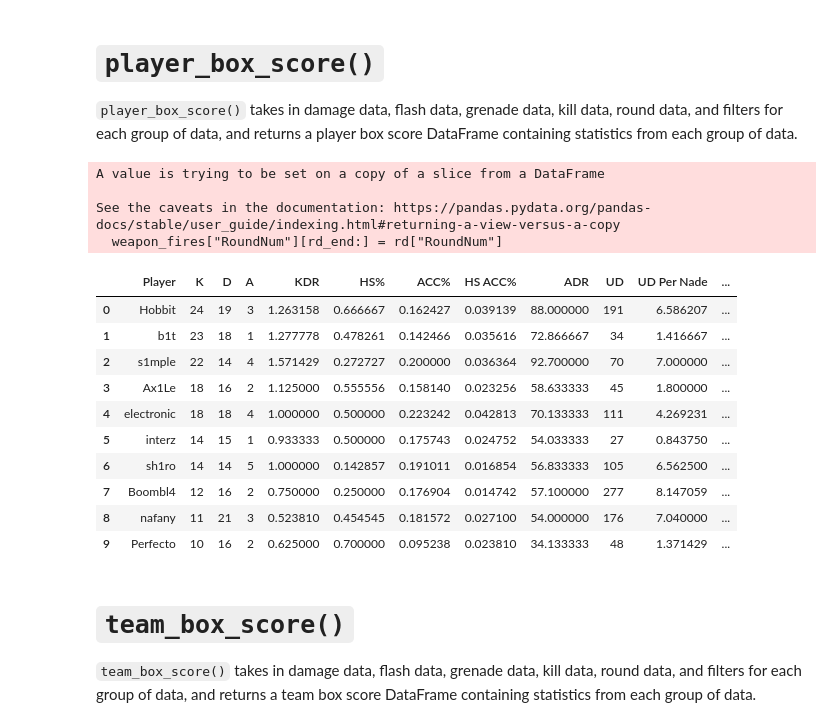
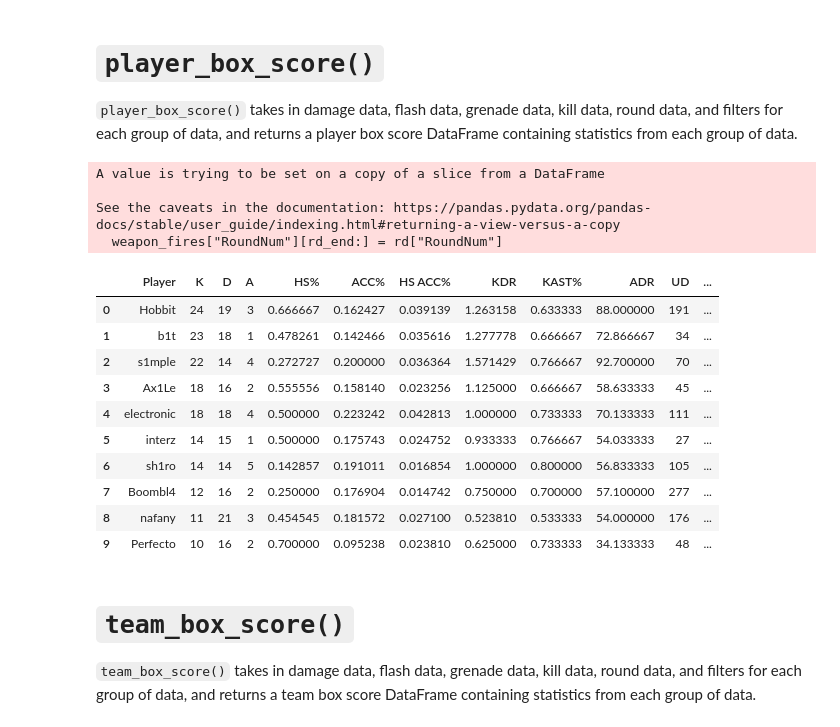
Before and after one commit to pnxenopoulos/awpy, a Jupyter notebook: examples/01_Basic_CSGO_Analysis.ipynb, the cells around one changed output. Cells and saved outputs as stored; diff of their text form; code cells hidden in the pictures.

Commit message:
Added accuracy and fixed KAST%

```diff
--- a/examples/01_Basic_CSGO_Analysis.ipynb
+++ b/examples/01_Basic_CSGO_Analysis.ipynb
@@ -200,8 +202,11 @@ def kast(kill_data: pd.DataFrame,
          kill_filters: Dict[str, Union[List[bool], List[str]]] = {},
          death_filters: Dict[str, Union[List[bool], List[str]]] = {},
 ) -> pd.DataFrame:
+    columns = ["Player", f"{kast_string.upper()}%"]
     kast_counts = {}
     kast_rounds = {}
+    for stat in kast_string.upper():
+        columns.append(stat)
     killers = calc_stats(kill_data.loc[kill_data["AttackerTeam"] !=
                                        kill_data["VictimTeam"]],
                          kill_filters, ["RoundNum"], ["AttackerName"],
@@ -220,10 +225,9 @@ def kast(kill_data: pd.DataFrame,
                                        True)].fillna(""), kill_filters,
                         ["RoundNum"], ["PlayerTradedName"], [["sum"]],
                         ["RoundNum", "Traded"])
-    kast_data = killers.merge(assisters, how="outer")
-    kast_data = kast_data.merge(victims, how="outer")
-    kast_data = kast_data.merge(traded, how="outer")
-    kast_data.fillna("", inplace=True)
+    kast_data = killers.merge(assisters, how="outer").fillna("")
+    kast_data = kast_data.merge(victims, how="outer").fillna("")
+    kast_data = kast_data.merge(traded, how="outer").fillna("")
     for player in kill_data["AttackerName"].unique():
         kast_counts[player] = [[0, 0, 0, 0] for i in range(len(kast_data))]
         kast_rounds[player] = [0, 0, 0, 0, 0]
@@ -253,11 +257,13 @@ def kast(kill_data: pd.DataFrame,
             if any(rd):
                 kast_rounds[player][0] += 1
         kast_rounds[player][0] /= len(kast_data)
-    kast = pd.DataFrame.from_dict(kast_rounds, orient='index')
-    kast.reset_index(inplace=True)
+    kast = pd.DataFrame.from_dict(kast_rounds, orient='index').reset_index()
+    kast.fillna(0, inplace=True)
     kast.columns = ["Player", f"{kast_string.upper()}%", "K", "A", "S", "T"]
-    kast = kast.loc[:, (kast != 0).any(axis=0)]
+    kast = kast[columns]
+    kast.sort_values(by=f"{kast_string.upper()}%", ascending=False, inplace=True)
+    kast.reset_index(drop=True, inplace=True)
     return kast
 
-kast(data_df["Kills"])
+kast(data_df["Kills"], "KAST")
 # %% [output]
@@ -370,7 +385,6 @@ def adr(damage_data: pd.DataFrame,
     adr["Raw ADR"] = adr["Raw ADR"] / len(calc_stats(round_data, round_filters,
                                                      [], [], [],
                                                      round_data.columns))
-    adr.fillna(0, inplace=True)
     adr.sort_values(by="Norm ADR", ascending=False, inplace=True)
     adr.reset_index(drop=True, inplace=True)
     return adr
@@ -413,12 +427,11 @@ def util_dmg(damage_data: pd.DataFrame,
                                                ])], grenade_filters,
                               ["PlayerName"], ["PlayerName"], [["size"]],
                               ["Player", "Nades Thrown"])
-    util_dmg_stats = util_dmg.merge(nades_thrown, how="outer")
+    util_dmg_stats = util_dmg.merge(nades_thrown, how="outer").fillna(0)
     util_dmg_stats["Given UD Per Nade"] = (util_dmg_stats["Given UD"]
                                            / util_dmg_stats["Nades Thrown"])
     util_dmg_stats["UD Per Nade"] = (util_dmg_stats["UD"]
                                      / util_dmg_stats["Nades Thrown"])
-    util_dmg_stats.fillna(0, inplace=True)
     util_dmg_stats.sort_values(by="Given UD", ascending=False, inplace=True)
     util_dmg_stats.reset_index(drop=True, inplace=True)
     return util_dmg_stats
@@ -457,10 +470,9 @@ def flash_stats(flash_data: pd.DataFrame,
                                                  "Flashbang"], flash_filters,
                                 ["PlayerName"], ["PlayerName"], [["size"]],
                                 ["Player", "Flashes Thrown"])
-    flash_stats = enemy_flashes.merge(team_flashes, how="outer")
-    flash_stats = flash_stats.merge(flashes_thrown, how="outer")
+    flash_stats = enemy_flashes.merge(team_flashes, how="outer").fillna(0)
+    flash_stats = flash_stats.merge(flashes_thrown, how="outer").fillna(0)
     flash_stats["EF Per Throw"] = flash_stats["EF"] / flash_stats["Flashes Thrown"]
-    flash_stats.fillna(0, inplace=True)
     flash_stats.sort_values(by="EF", ascending=False, inplace=True)
     flash_stats.reset_index(drop=True, inplace=True)
     return flash_stats
@@ -826,48 +840,49 @@ def player_box_score(damage_data: pd.DataFrame,
                                                     List[str]]] = {},
                      grenade_filters: Dict[str, Union[List[bool],
                                                       List[str]]] = {},
                      kill_filters: Dict[str, Union[List[bool], List[str]]] = {},
                      death_filters: Dict[str, Union[List[bool],
                                                     List[str]]] = {},
                      round_filters: Dict[str, Union[List[bool], List[str]]] = {},
                      weapon_fires_filters: Dict[str, Union[List[bool],
                                                            List[str]]] = {}
 ) -> pd.DataFrame:
     k_stats = kill_stats(damage_data, kill_data, round_data, round_data_json,
                          kill_filters, death_filters, round_filters,
                          weapon_fires_filters)
-    k_stats = k_stats[["Player", "K", "D", "A", "KDR", "HS%", "ACC%", "HS ACC%"]]
+    k_stats = k_stats[["Player", "K", "D", "A", "HS%", "ACC%", "HS ACC%", "KDR",
+                       "KAST%"]]
     adr_stats = adr(damage_data, round_data, damage_filters, round_filters)
     adr_stats = adr_stats[["Player", "Norm ADR"]]
     adr_stats.columns = ["Player", "ADR"]
     ud_stats = util_dmg(damage_data, grenade_data, damage_filters, grenade_filters)
     ud_stats = ud_stats[["Player", "UD", "UD Per Nade"]]
     f_stats = flash_stats(flash_data, grenade_data, flash_filters,
                           grenade_filters)
     f_stats = f_stats[["Player", "EF", "EF Per Throw"]]
-    box_score = k_stats.merge(adr_stats, how="outer")
-    box_score = box_score.merge(ud_stats, how="outer")
-    box_score = box_score.merge(f_stats, how="outer")
+    box_score = k_stats.merge(adr_stats, how="outer").fillna(0)
+    box_score = box_score.merge(ud_stats, how="outer").fillna(0)
+    box_score = box_score.merge(f_stats, how="outer").fillna(0)
     return box_score
 
 player_box_score(data_df["Damages"], data_df["Flashes"], data_df["Grenades"],
                  data_df["Kills"], data_df["Rounds"], data["GameRounds"])
 # %% [output]
 A value is trying to be set on a copy of a slice from a DataFrame
 
 See the caveats in the documentation: https://pandas.pydata.org/pandas-docs/stable/user_guide/indexing.html#returning-a-view-versus-a-copy
   weapon_fires["RoundNum"][rd_end:] = rd["RoundNum"]
-|  | Player | K | D | A | KDR | HS% | ACC% | HS ACC% | ADR | UD | UD Per Nade | ... |
-| 0 | Hobbit | 24 | 19 | 3 | 1.263158 | 0.666667 | 0.162427 | 0.039139 | 88.000000 | 191 | 6.586207 | ... |
-| 1 | b1t | 23 | 18 | 1 | 1.277778 | 0.478261 | 0.142466 | 0.035616 | 72.866667 | 34 | 1.416667 | ... |
-| 2 | s1mple | 22 | 14 | 4 | 1.571429 | 0.272727 | 0.200000 | 0.036364 | 92.700000 | 70 | 7.000000 | ... |
-| 3 | Ax1Le | 18 | 16 | 2 | 1.125000 | 0.555556 | 0.158140 | 0.023256 | 58.633333 | 45 | 1.800000 | ... |
-| 4 | electronic | 18 | 18 | 4 | 1.000000 | 0.500000 | 0.223242 | 0.042813 | 70.133333 | 111 | 4.269231 | ... |
-| 5 | interz | 14 | 15 | 1 | 0.933333 | 0.500000 | 0.175743 | 0.024752 | 54.033333 | 27 | 0.843750 | ... |
-| 6 | sh1ro | 14 | 14 | 5 | 1.000000 | 0.142857 | 0.191011 | 0.016854 | 56.833333 | 105 | 6.562500 | ... |
-| 7 | Boombl4 | 12 | 16 | 2 | 0.750000 | 0.250000 | 0.176904 | 0.014742 | 57.100000 | 277 | 8.147059 | ... |
-| 8 | nafany | 11 | 21 | 3 | 0.523810 | 0.454545 | 0.181572 | 0.027100 | 54.000000 | 176 | 7.040000 | ... |
-| 9 | Perfecto | 10 | 16 | 2 | 0.625000 | 0.700000 | 0.095238 | 0.023810 | 34.133333 | 48 | 1.371429 | ... |
+|  | Player | K | D | A | HS% | ACC% | HS ACC% | KDR | KAST% | ADR | UD | ... |
+| 0 | Hobbit | 24 | 19 | 3 | 0.666667 | 0.162427 | 0.039139 | 1.263158 | 0.633333 | 88.000000 | 191 | ... |
+| 1 | b1t | 23 | 18 | 1 | 0.478261 | 0.142466 | 0.035616 | 1.277778 | 0.666667 | 72.866667 | 34 | ... |
+| 2 | s1mple | 22 | 14 | 4 | 0.272727 | 0.200000 | 0.036364 | 1.571429 | 0.766667 | 92.700000 | 70 | ... |
+| 3 | Ax1Le | 18 | 16 | 2 | 0.555556 | 0.158140 | 0.023256 | 1.125000 | 0.666667 | 58.633333 | 45 | ... |
+| 4 | electronic | 18 | 18 | 4 | 0.500000 | 0.223242 | 0.042813 | 1.000000 | 0.733333 | 70.133333 | 111 | ... |
+| 5 | interz | 14 | 15 | 1 | 0.500000 | 0.175743 | 0.024752 | 0.933333 | 0.766667 | 54.033333 | 27 | ... |
+| 6 | sh1ro | 14 | 14 | 5 | 0.142857 | 0.191011 | 0.016854 | 1.000000 | 0.800000 | 56.833333 | 105 | ... |
+| 7 | Boombl4 | 12 | 16 | 2 | 0.250000 | 0.176904 | 0.014742 | 0.750000 | 0.700000 | 57.100000 | 277 | ... |
+| 8 | nafany | 11 | 21 | 3 | 0.454545 | 0.181572 | 0.027100 | 0.523810 | 0.533333 | 54.000000 | 176 | ... |
+| 9 | Perfecto | 10 | 16 | 2 | 0.700000 | 0.095238 | 0.023810 | 0.625000 | 0.733333 | 34.133333 | 48 | ... |
 # %% [markdown]
 # `team_box_score()`
 `team_box_score()` takes in damage data, flash data, grenade data, kill data, round data, and filters for each group of data, and returns a team box score DataFrame containing statistics from each group of data.
```
Also changed, not shown: parts of 19 cells of this notebook, 3 other files.
